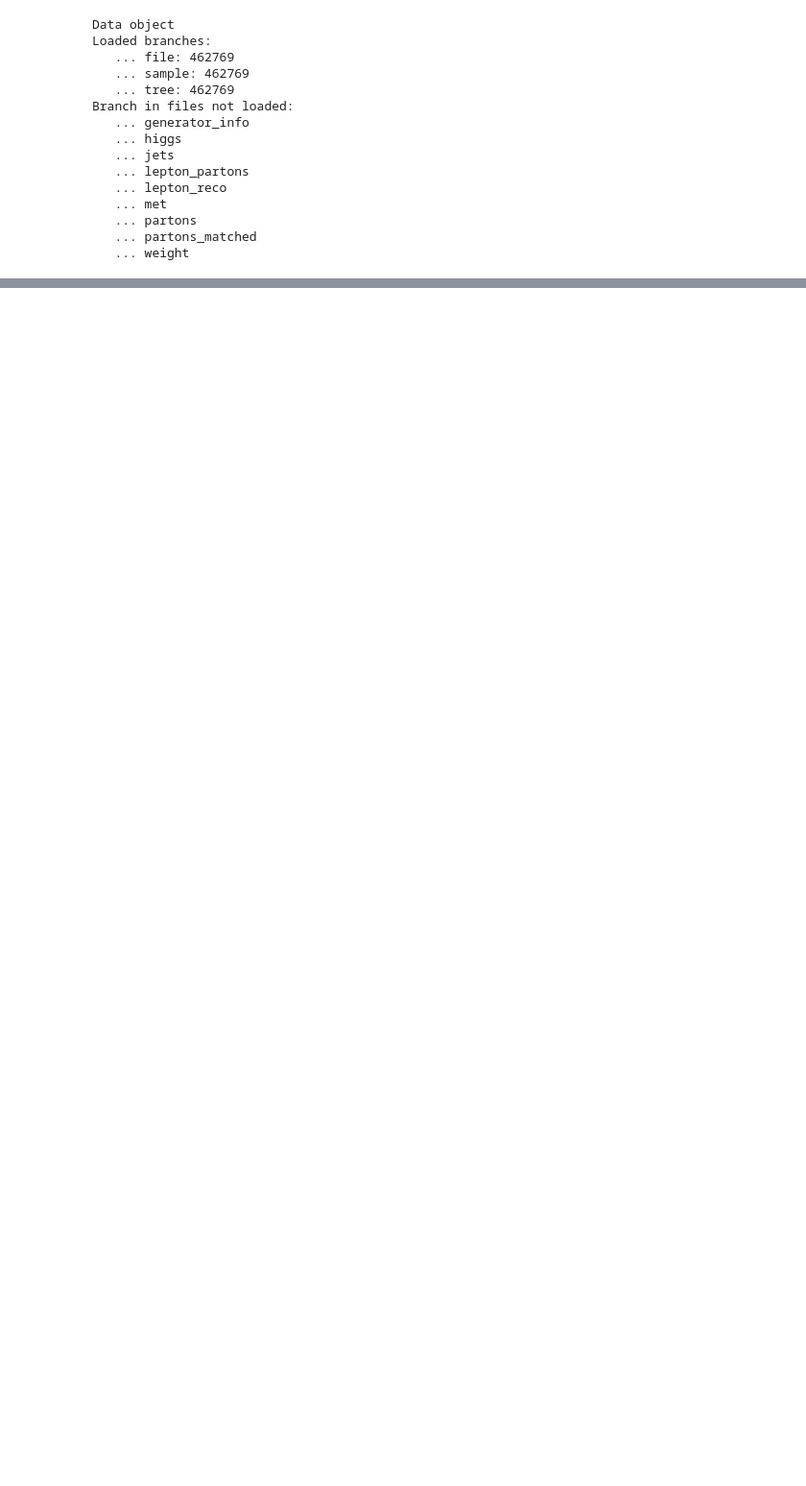
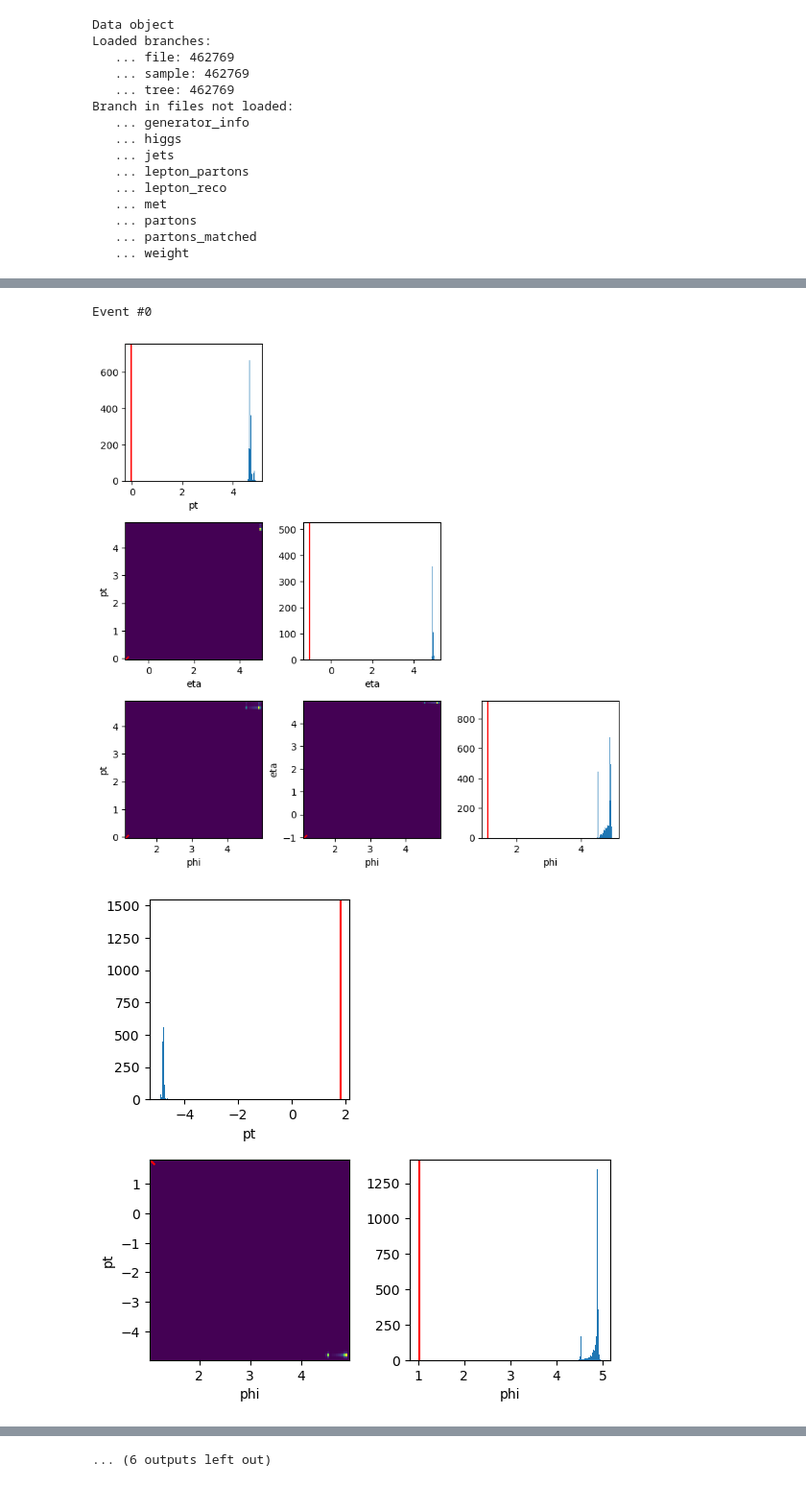
Before and after one commit to themrluke/memflow-msci-project, a Jupyter notebook: memflow/dataset/test_dataset_ttH.ipynb, the cells around one changed output, grey strips where cells are left out. Shown at 96% size. Drawn from its saved outputs; the diff is of its cells as text; code cells hidden in the pictures; blank space fills up the shorter version.

Commit message:
Added modified transfer flow + dataset updates

```diff
--- a/memflow/dataset/test_dataset_ttH.ipynb
+++ b/memflow/dataset/test_dataset_ttH.ipynb
@@ -98,18 +116,21 @@ ISR torch.Size([32, 1, 4])
 reco_dataset = ttHRecoDataset(
     data = data,
     selection = [
-        'jets',
         'lepton',
         'met',
+        'jets',
     ],
     default_features = {
         'pt' : 0.,
         'eta' : 0.,
         'phi' : 0.,
-        'mass' : 0.,
+        'm' : 0.,
         'btag' : -1.,
+        'matched' : None,
+        'prov' : None,
     },
     build = True,
+    dtype = torch.float32,
 )
 print (reco_dataset)
 # %% [output]
@@ -170,10 +191,14 @@ met     : data ([462769, 1, 5]), mask ([462769, 1])
 # %%
 loader_comb = DataLoader(
     comb_dataset,
-    batch_size = 32,
+    batch_size = 256,
 )
 batch = next(iter(loader_comb))
 
-for obj,sel in zip(batch,loader_comb.dataset.gen_dataset.selection+loader_comb.dataset.reco_dataset.selection):
-    print (sel,obj.shape)
+print ('Reco')
+for obj,mask,sel in zip(batch['reco']['data'],batch['reco']['mask'],loader_reco.dataset.selection):
+    print (sel,obj.shape,mask.shape)
+print ('Gen')
+for obj,mask,sel in zip(batch['gen']['data'],batch['gen']['mask'],loader_gen.dataset.selection):
+    print (sel,obj.shape,mask.shape)
 # %% [output]
@@ -188,0 +382,62 @@ met torch.Size([32, 1, 5])
+# %%
+def plot_all_particles(model,gen_data,gen_mask_exist,reco_data,reco_mask_exist,N):
+    samples = model.sample(gen_data,gen_mask_exist,reco_data,reco_mask_exist,N)
+    N_event = gen_data[0].shape[0]
+
+    for event in range(N_event):
+        print (f'Event #{event}')
+        idx = 0
+        for i,(n,features,indices) in enumerate(zip(model.n_reco_particles_per_type,model.flow_input_features,model.flow_indices)):
+            for j in range(n):
+                sample = samples[idx][:,event,:]
+                reco = reco_data[i][event,j,indices]
+                plot_particle(sample,reco,features)
+                idx += 1
+
+def plot_particle(sample,reco,features):
+    # sample (N,F)
+    # reco (F)
+    assert sample.shape[1] ==  reco.shape[0]
+    assert reco.shape[0] == len(features)
+    N = len(features)
+    fig,axs = plt.subplots(N,N,figsize=(3*N,3*N))
+    plt.subplots_adjust(left=0.1,bottom=0.1,right=0.9,top=0.9,hspace=0.3,wspace=0.3)
+    for i in range(N):
+        for j in range(N):
+            if j > i:
+                axs[i,j].axis('off')
+            elif j == i:
+                axs[i,j].hist(sample[:,i],bins=100)
+                axs[i,j].axvline(reco[i],color='r')
+                axs[i,j].set_xlabel(features[i])
+            else:
+                bins_x = np.linspace(
+                    min(sample[:,i].min(),reco[i]),
+                    max(sample[:,i].max(),reco[i]),
+                    100,
+                )
+                bins_y = np.linspace(
+                    min(sample[:,j].min(),reco[j]),
+                    max(sample[:,j].max(),reco[j]),
+                    100,
+                )
+                axs[i,j].hist2d(sample[:,i],sample[:,j],bins=(bins_x,bins_y))
+                axs[i,j].scatter(reco[i],reco[j],marker='x',color='r',s=50)
+                axs[i,j].set_xlabel(features[i])
+                axs[i,j].set_ylabel(features[j])
+
+
+
+batch = comb_dataset.batch_by_index([10])
+plot_all_particles(
+    model,
+    batch['gen']['data'],
+    batch['gen']['mask'],
+    batch['reco']['data'],
+    batch['reco']['mask'],
+    N = 10000,
+)
+# %% [output]
+Event #0
+[figure, added]
+[figure, added]
@@ -188,0 +453 @@ met torch.Size([32, 1, 5])
+... (6 outputs left out)
```
Also changed, not shown: parts of 12 cells of this notebook, 4 other files.
